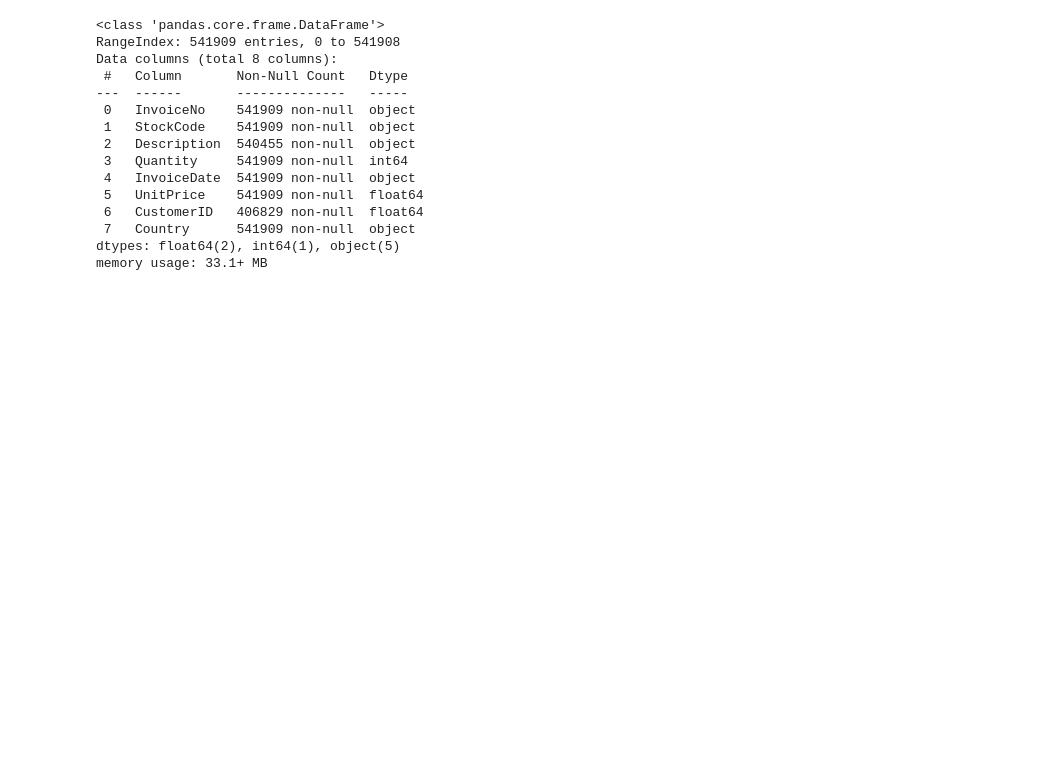
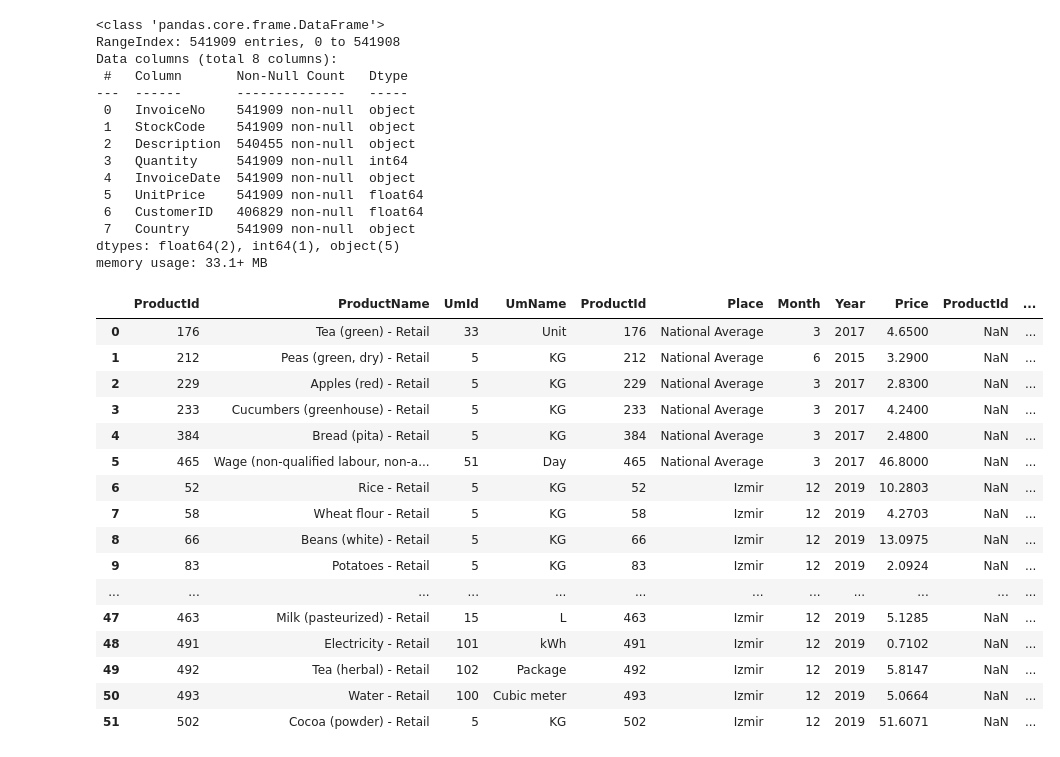
Before and after one commit to KimKieu123/DA30092022, a Jupyter notebook: BT Learn.ipynb, the cells around one changed output. Drawn from its saved outputs; the diff is of its cells as text; code cells hidden in the pictures; blank space fills up the shorter version.

```diff
--- a/BT Learn.ipynb
+++ b/BT Learn.ipynb
@@ -371,3 +371,39 @@ Data columns (total 8 columns):
  7   Country      541909 non-null  object
 dtypes: float64(2), int64(1), object(5)
 memory usage: 33.1+ MB
+# %%
+#[Thực hành] Hợp nhất các cột dữ liệu từ nhiều data frame
+import pandas as pd
+df=pd.read_csv('FoodPrice_in_Turkey.csv')
+# Xóa các dòng có thuộc tính ProductID trùng nhau, giữ lại bản ghi cuối cùng, giữ chỉ số ban đầu của các dòng
+df=df.drop_duplicates(['ProductId'], keep='last')
+# Xóa các dòng có thuộc tính ProductID trùng nhau, giữ lại bản ghi cuối cùng, thiết lập lại chỉ số
+df=df.drop_duplicates(['ProductId'],keep='last').reset_index(drop=True)
+# Tách file chứa thông tin sản phẩm
+df_pro = df.loc[:,['ProductId','ProductName','UmId','UmName']]
+# Tách file chứa thông tin giá
+df_pri = df.loc[:,['ProductId','Place','Month','Year','Price']]
+# Tách file chứa thông tin giá với số dòng từ bản ghi 10 đến 20
+df_pri10 = df.loc[10:20,['ProductId','Place','Month','Year','Price']]
+df1=pd.merge(df_pro,df_pri, on='ProductId')
+df2=pd.concat([df_pro,df_pri], axis=1)
+df2=pd.concat([df_pro,df_pri,df_pri10], axis=1)
+df2
+# %% [output]
+|  | ProductId | ProductName | UmId | UmName | ProductId | Place | Month | Year | Price | ProductId | ... |
+| 0 | 176 | Tea (green) - Retail | 33 | Unit | 176 | National Average | 3 | 2017 | 4.6500 | NaN | ... |
+| 1 | 212 | Peas (green, dry) - Retail | 5 | KG | 212 | National Average | 6 | 2015 | 3.2900 | NaN | ... |
+| 2 | 229 | Apples (red) - Retail | 5 | KG | 229 | National Average | 3 | 2017 | 2.8300 | NaN | ... |
+| 3 | 233 | Cucumbers (greenhouse) - Retail | 5 | KG | 233 | National Average | 3 | 2017 | 4.2400 | NaN | ... |
+| 4 | 384 | Bread (pita) - Retail | 5 | KG | 384 | National Average | 3 | 2017 | 2.4800 | NaN | ... |
+| 5 | 465 | Wage (non-qualified labour, non-a... | 51 | Day | 465 | National Average | 3 | 2017 | 46.8000 | NaN | ... |
+| 6 | 52 | Rice - Retail | 5 | KG | 52 | Izmir | 12 | 2019 | 10.2803 | NaN | ... |
+| 7 | 58 | Wheat flour - Retail | 5 | KG | 58 | Izmir | 12 | 2019 | 4.2703 | NaN | ... |
+| 8 | 66 | Beans (white) - Retail | 5 | KG | 66 | Izmir | 12 | 2019 | 13.0975 | NaN | ... |
+| 9 | 83 | Potatoes - Retail | 5 | KG | 83 | Izmir | 12 | 2019 | 2.0924 | NaN | ... |
+| ... | ... | ... | ... | ... | ... | ... | ... | ... | ... | ... | ... |
+| 47 | 463 | Milk (pasteurized) - Retail | 15 | L | 463 | Izmir | 12 | 2019 | 5.1285 | NaN | ... |
+| 48 | 491 | Electricity - Retail | 101 | kWh | 491 | Izmir | 12 | 2019 | 0.7102 | NaN | ... |
+| 49 | 492 | Tea (herbal) - Retail | 102 | Package | 492 | Izmir | 12 | 2019 | 5.8147 | NaN | ... |
+| 50 | 493 | Water - Retail | 100 | Cubic meter | 493 | Izmir | 12 | 2019 | 5.0664 | NaN | ... |
+| 51 | 502 | Cocoa (powder) - Retail | 5 | KG | 502 | Izmir | 12 | 2019 | 51.6071 | NaN | ... |
```
Also changed, not shown: 5 other files.
